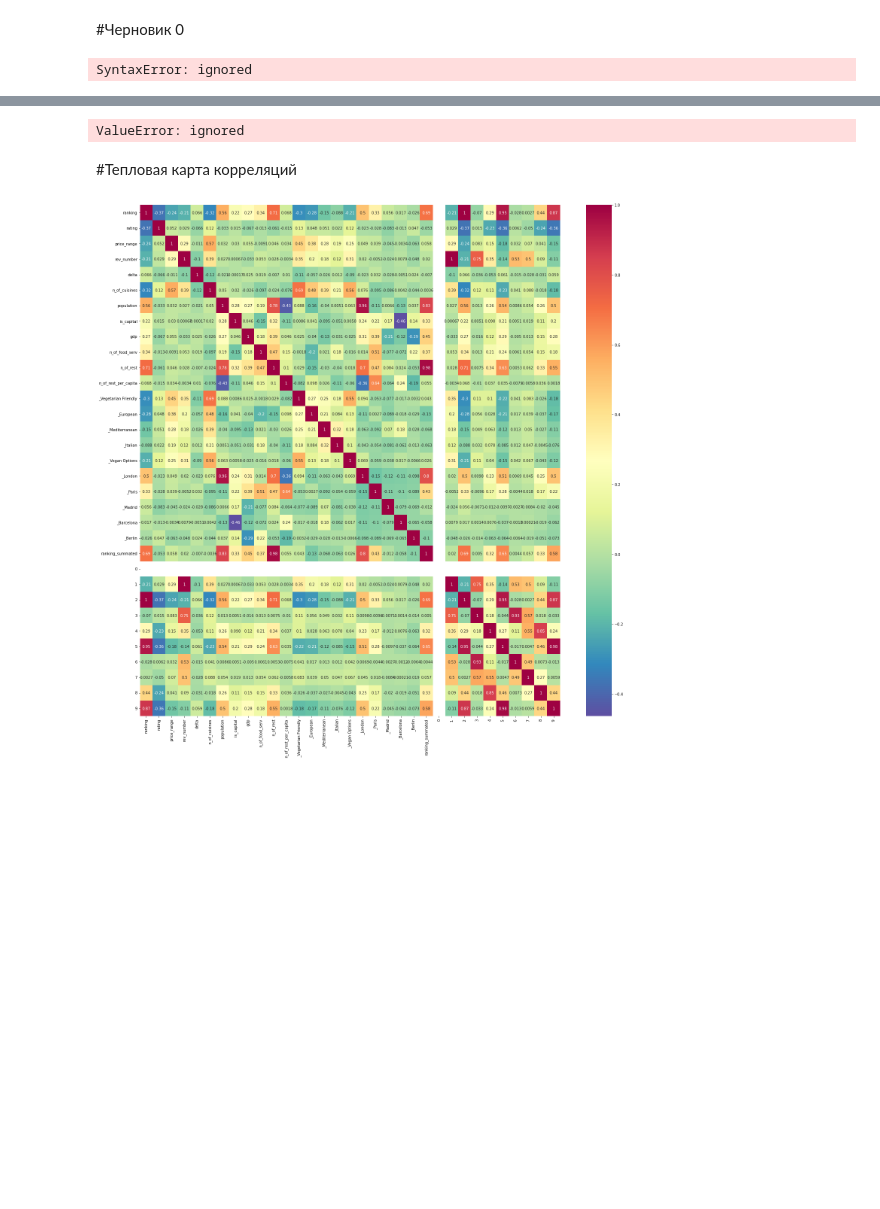
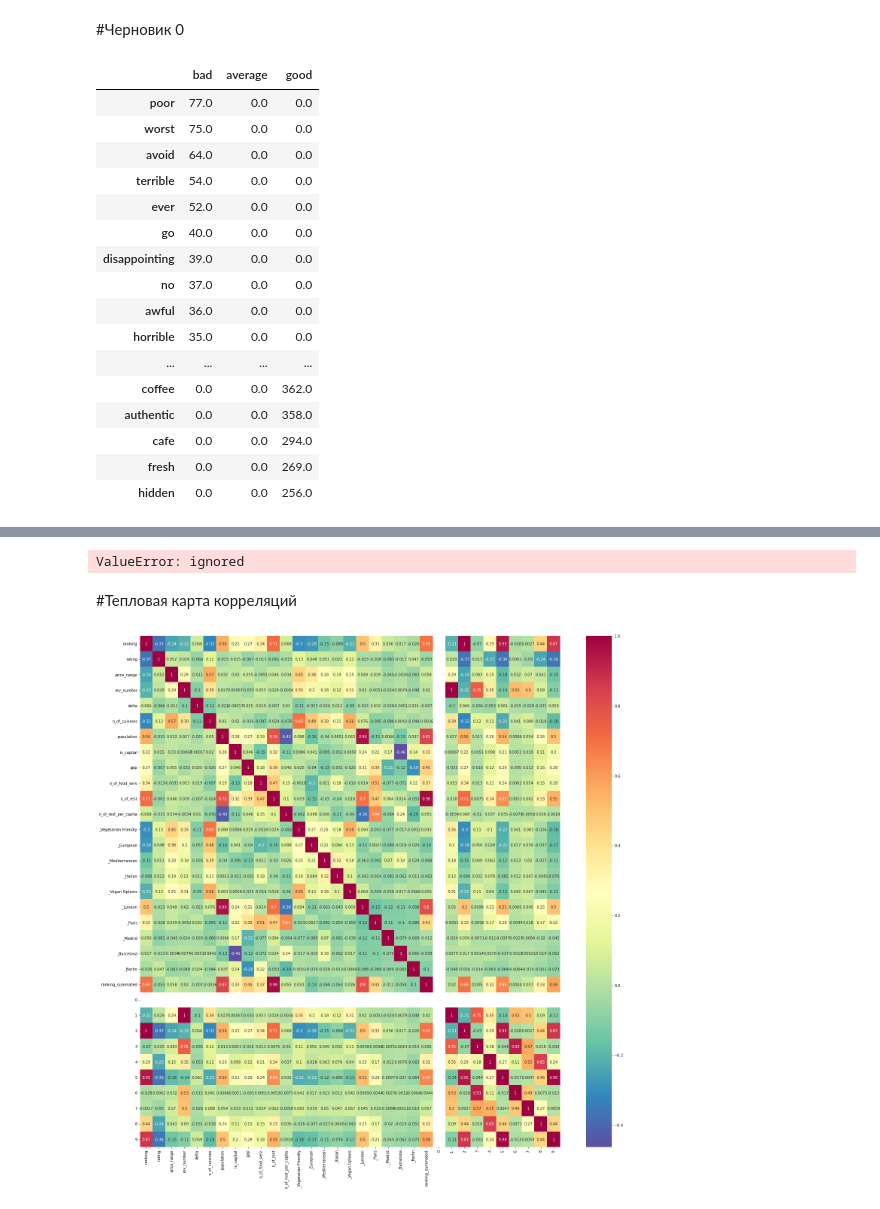
Before and after one commit to akitim/SkillFactory_projects, a Jupyter notebook: Проект_3_О_вкусной_и_здоровой_пище.ipynb, the cells around one changed output, grey strips where cells are left out. Cells and saved outputs as stored; diff of their text form; code cells hidden in the pictures; blank space fills up the shorter version.

```diff
--- a/Проект_3_О_вкусной_и_здоровой_пище.ipynb
+++ b/Проект_3_О_вкусной_и_здоровой_пище.ipynb
@@ -324,53 +324,64 @@ def cleanse(review):
                 replace('[', '').replace(']', '').\
                 replace('.', '').replace('''"''', '').\
                 replace('!', '').replace('?', '').lower()
     return [strip_to_word(str_) if strip_to_word(str_).isalpha() else ''\
             for str_ in review.split(' ')]
 
-def aux_words_remove(row):
-    mask = ['', 'the', 'a', 'for', 'to', 'with', 'and', 'very', 'but']
-    return row.index in mask
+# def aux_words_remove(row):
+#     mask = ['', 'the', 'a', 'for', 'to', 'with', 'and', 'very', 'but']
+#     return row.index in mask
 
 plt.rcParams['figure.figsize'] = (12, 8)
-N = 20
+N = 40
 bad = rest[(rest.rating >= 1.0) & (rest.rating <= 2.5)].reviews
 bad = bad.apply(cleanse).explode()
 bad = bad.value_counts(ascending=False)
 
 average = rest[(rest.rating >= 3.0) & (rest.rating <= 4.0)].reviews
 average = average.apply(cleanse).explode()
-average = average.value_counts(ascending=False) #.\
+average = average.value_counts(ascending=False)
 
 good = rest[(rest.rating >= 4.5) & (rest.rating <= 5.0)].reviews
 good = good.apply(cleanse).explode()
 good = good.value_counts(ascending=False) #.    apply(aux_words_remove).head(N)
 
-mask = ['', 'i', 'the', 'a', 'for', 'of', 'to', 'with', 'and', 'very', 'but', 'in']
-word_occurence = pd.concat([bad.drop(mask).head(N),
-               average.drop(mask).head(N),
-               good.drop(mask).head(N)],
+words_to_drop = ['', 'i', 'the', 'a', 'for', 'of', 'to', 'with', 'and', 'very',\
+                 'but', 'in', 'off', 'was', 'your', 'my', 'do']
+word_occurence = pd.concat([bad.drop(words_to_drop).head(N),
+               average.drop(words_to_drop).head(N),
+               good.drop(words_to_drop).head(N)],
                axis=1
 )
 word_occurence.columns = ['bad', 'average', 'good']
 word_occurence.fillna(0, inplace=True)
 
-word_occurence = word_occurence.\
-    apply(lambda col: col / col.sum(), axis=0)
+# word_occurence = word_occurence.\
+#     apply(lambda col: col / col.sum(), axis=0)
 # word_occurence.plot(kind='bar', subplots=True);
 
-# word_occurence =\
-#     word_occurence.loc[(word_occurence['bad']==0) & (word_occurence['average']==0), :]
+word_occurence = word_occurence[word_occurence.apply(
+    lambda row: any([row.sum() == occ and occ for occ in row]),
+    axis=1
+)]
+word_occurence
 
-# word_occurence = word_occurence.apply(
-#     lambda row: any[row.sum() == x for x in row],
-#     axis=1
-# )
-
-row = word_occurence.loc['food', :]
-any[row.sum() == x for x in row]
-
-# plt.plot(good);
 # rest[(rest.rating >= 3.0) & (rest.rating <= 4.0)].reviews
 # rest[(rest.rating >= 4.5) & (rest.rating <= 5.0)].reviews
 # %% [output]
-SyntaxError: ignored
+|  | bad | average | good |
+| poor | 77.0 | 0.0 | 0.0 |
+| worst | 75.0 | 0.0 | 0.0 |
+| avoid | 64.0 | 0.0 | 0.0 |
+| terrible | 54.0 | 0.0 | 0.0 |
+| ever | 52.0 | 0.0 | 0.0 |
+| go | 40.0 | 0.0 | 0.0 |
+| disappointing | 39.0 | 0.0 | 0.0 |
+| no | 37.0 | 0.0 | 0.0 |
+| awful | 36.0 | 0.0 | 0.0 |
+| horrible | 35.0 | 0.0 | 0.0 |
+| ... | ... | ... | ... |
+| coffee | 0.0 | 0.0 | 362.0 |
+| authentic | 0.0 | 0.0 | 358.0 |
+| cafe | 0.0 | 0.0 | 294.0 |
+| fresh | 0.0 | 0.0 | 269.0 |
+| hidden | 0.0 | 0.0 | 256.0 |
```
Also changed, not shown: parts of 2 cells of this notebook.
